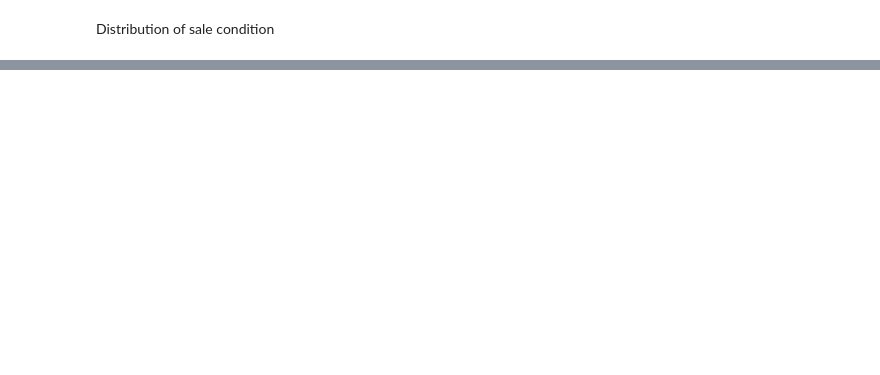
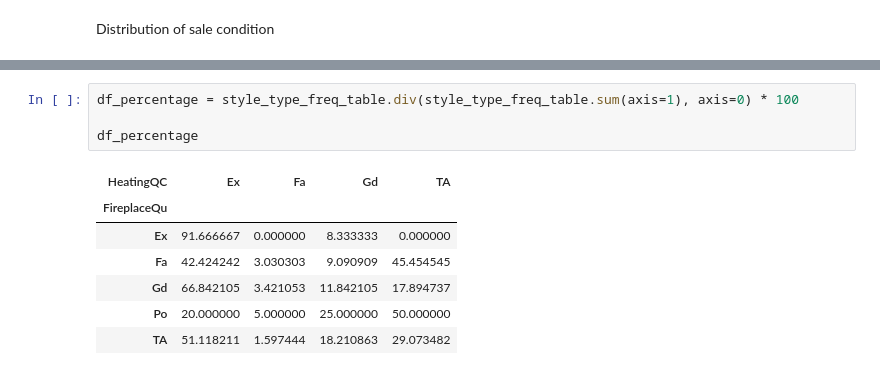
Before and after one commit to RomanShrestha07/CPSC-Assignment-3, a Jupyter notebook: src/Assignment_3_Part_3.ipynb, the cells around one changed output, grey strips where cells are left out. Drawn from its saved outputs; the diff is of its cells as text; blank space fills up the shorter version.

```diff
--- a/src/Assignment_3_Part_3.ipynb
+++ b/src/Assignment_3_Part_3.ipynb
@@ -103,0 +117,12 @@ Name: PoolQC, dtype: int64
+# %%
+df_percentage = style_type_freq_table.div(style_type_freq_table.sum(axis=1), axis=0) * 100
+
+df_percentage
+# %% [output]
+| HeatingQC | Ex | Fa | Gd | TA |
+| FireplaceQu |  |  |  |  |
+| Ex | 91.666667 | 0.000000 | 8.333333 | 0.000000 |
+| Fa | 42.424242 | 3.030303 | 9.090909 | 45.454545 |
+| Gd | 66.842105 | 3.421053 | 11.842105 | 17.894737 |
+| Po | 20.000000 | 5.000000 | 25.000000 | 50.000000 |
+| TA | 51.118211 | 1.597444 | 18.210863 | 29.073482 |
```
Also changed, not shown: parts of 12 cells of this notebook, 4 other files.
